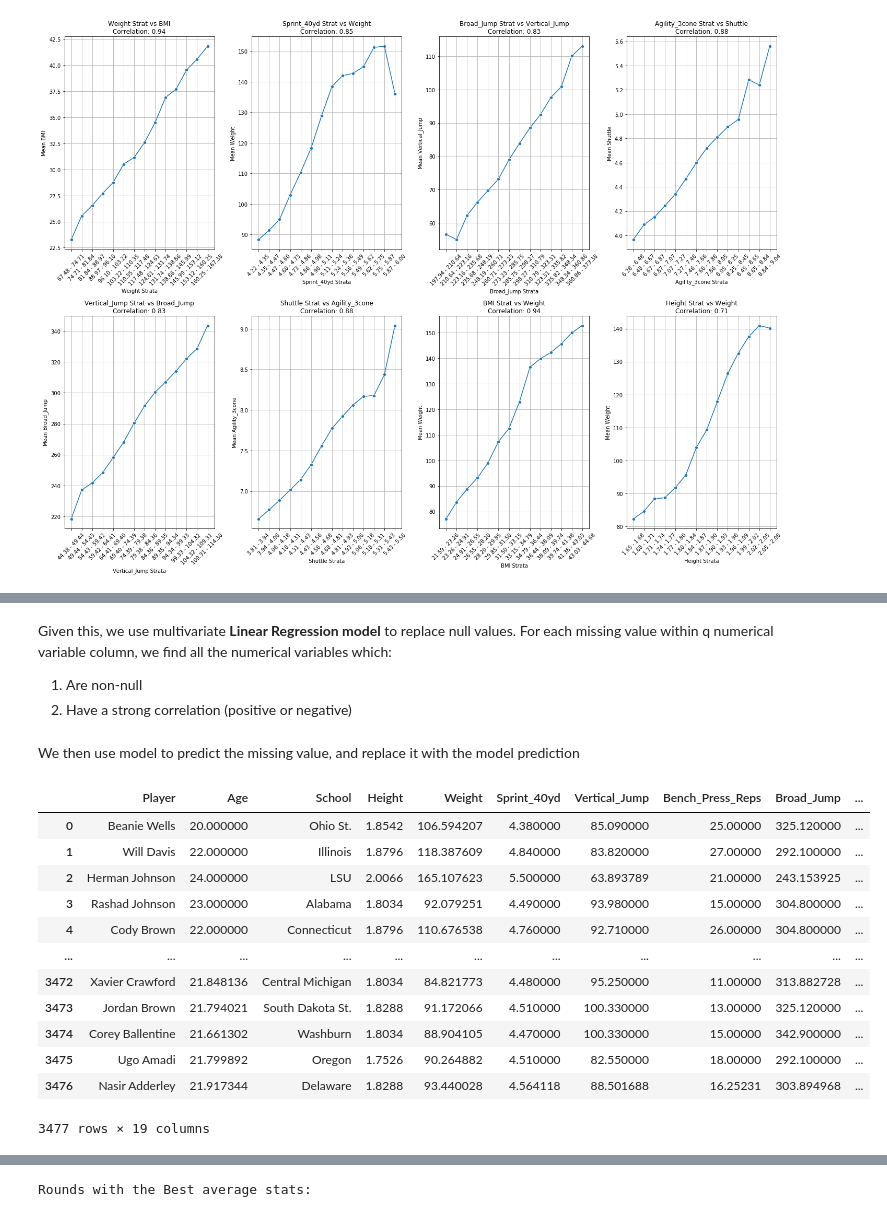
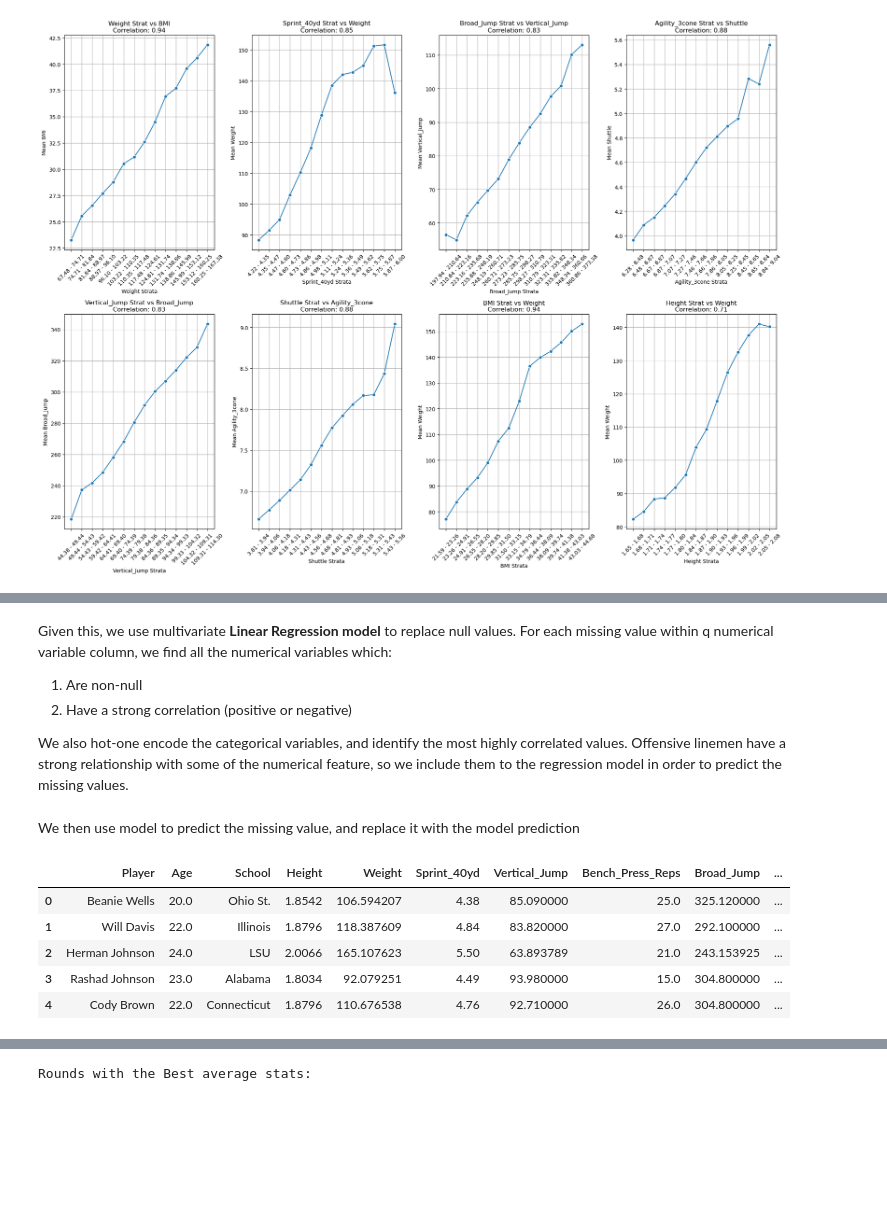
Before and after one commit to Gregcrooks75/NFL_analysis, a Jupyter notebook: Analysis2.ipynb, the cells around one changed output, grey strips where cells are left out. Saved outputs shown, nothing was run; the diff lists cells and outputs as text; code cells hidden in the pictures; blank space fills up the shorter version.

```diff
--- a/Analysis2.ipynb
+++ b/Analysis2.ipynb
@@ -24,4 +24,4 @@ from sklearn import tree
 # %% [markdown]
 Importing the data
 # %%
-df = pd.read_csv('/Users/gregorycrooks/Downloads/NFL.csv')
+df = pd.read_csv(r'c:\Users\U355394\Downloads\NFL.csv')
@@ -121,7 +123,7 @@ num_cols = df.loc[:, df.columns != 'Year']
 num_cols = num_cols.select_dtypes(include='number').columns
 
 # Set up the figure for subplots
-n_cols = 2  # Number of columns for subplots
+n_cols = 3 # Number of columns for subplots
 n_rows = len(num_cols) // n_cols + int(len(num_cols) % n_cols > 0)
 
 plt.figure(figsize=(15, 5 * n_rows))
@@ -142,19 +144,19 @@ for i, col in enumerate(num_cols):
 
     # Create subplot
     ax = plt.subplot(n_rows, n_cols, i + 1)
-    sns.histplot(df[col].dropna(), kde=False, ax=ax, bins=30)  # Drop NaN values for plotting
+    sns.histplot(df[col].dropna(), kde=True, ax=ax, bins=30)  # Drop NaN values for plotting
 
     # Highlighting the outliers
     ax.axvspan(xmin=df[col].min(), xmax=lower, alpha=0.2, color='red')
     ax.axvspan(xmin=upper, xmax=df[col].max(), alpha=0.2, color='red')
 
     # Adding text annotations for outlier counts
-    ax.text(df[col].min(), ax.get_ylim()[1] * 0.95, f'Lower Bound outliers: {lower_outliers_count}', color='red', fontsize=12)
-    ax.text(df[col].max(), ax.get_ylim()[1] * 0.95, f'Upper Bound outliers: {upper_outliers_count}', color='red', fontsize=12, horizontalalignment='right')
+    ax.text(df[col].min(), ax.get_ylim()[1] * 0.95, f'Lower Bound outliers: {lower_outliers_count}', color='red', fontsize=9)
+    ax.text(df[col].max(), ax.get_ylim()[1] * 0.95, f'Upper Bound outliers: {upper_outliers_count}', color='red', fontsize=9, horizontalalignment='right')
 
     ax.set_xlabel(col)
     ax.set_ylabel('Frequency')
-    ax.set_title(f'Distribution of {col} with Outliers Highlighted (Z-Score Method)')
+    ax.set_title(f'Distribution of {col} with Outliers Highlighted (Z-Score Method)', fontsize=9)
 
 plt.tight_layout()
 plt.show()
@@ -305,11 +319,15 @@ Looking at the relationship between numerical values, we notice that weight heav
 # %%
 # Step 1: Identify highly correlated columns
-correlation_matrix = df.corr().abs()
+df_num = df.loc[:,['Age', 'Height', 'Weight', 'Sprint_40yd',
+       'Vertical_Jump', 'Bench_Press_Reps', 'Broad_Jump', 'Agility_3cone',
+       'Shuttle', 'BMI']]
+
+df_corr = df_num.corr().abs()
 
 # We want to find pairs with a correlation of 70% or more
-high_corr_pairs = correlation_matrix.stack().reset_index()
+high_corr_pairs = df_corr.stack().reset_index()
 high_corr_pairs = high_corr_pairs[high_corr_pairs['level_0'] != high_corr_pairs['level_1']]
-high_corr_pairs = high_corr_pairs[high_corr_pairs[0] >= 0.7]
+high_corr_pairs = high_corr_pairs[high_corr_pairs[0] >= 0.8]
 high_corr_pairs.head(7)
 # %% [output]
 |  | level_0 | level_1 | 0 |
@@ -327,8 +345,8 @@ As highlighted by the graph: the strong relationship between shuttle time and we
 # %%
 import seaborn as sns
 plt.figure(figsize=(14, 8))
-df['Weight_Strat'] = pd.cut(df['Weight'], bins=14)
-grouped_means = df.groupby(['Weight_Strat']).mean().reset_index()
+df_num['Weight_Strat'] = pd.cut(df_num['Weight'], bins=14)
+grouped_means = df_num.groupby(['Weight_Strat']).mean().reset_index()
 grouped_means['Weight_Strat'] = grouped_means['Weight_Strat'].apply(lambda x: f'{x.left:.2f} - {x.right:.2f}')
 grouped_means["Weight_Strat"] = grouped_means["Weight_Strat"].astype(object)
 sns.lineplot(data=grouped_means, x='Weight_Strat', y='Shuttle', label='Shuttle', marker='o')
@@ -453,6 +544,8 @@ plt.show()
 Given this, we use multivariate <b> Linear Regression model</b> to replace null values. For each missing value within q numerical variable column, we find all the numerical variables which:
 1. Are non-null
 2. Have a strong correlation (positive or negative)
+
+We also hot-one encode the categorical variables, and identify the most highly correlated values. Offensive linemen have a strong relationship with some of the numerical feature, so we include them to the regression model in order to predict the missing values.
 # %% [markdown]
 We then use model to predict the missing value, and replace it with the model prediction
 # %%
@@ -461,14 +554,14 @@ import numpy as np
 from sklearn.linear_model import LinearRegression
 
 #Remove strats
-df = df[[x for x in df if not x.endswith('_Strat')]]
+df_encoded = df_encoded[[x for x in df_encoded if not x.endswith('_Strat')]]
 # Step 1: Identify highly correlated columns
-correlation_matrix = df.corr().abs()
+correlation_matrix = df_encoded.corr().abs()
 
 # We want to find pairs with a correlation of 70% or more
 high_corr_pairs = correlation_matrix.stack().reset_index()
 high_corr_pairs = high_corr_pairs[high_corr_pairs['level_0'] != high_corr_pairs['level_1']]
-high_corr_pairs = high_corr_pairs[high_corr_pairs[0] >= 0.7]
+high_corr_pairs = high_corr_pairs[high_corr_pairs[0] >= 0.6]
 
 # Step 2: Function to predict and fill missing values using multiple explanatory variables
 def fill_missing_values_multivariable(df, col_to_fill, explanatory_vars):
@@ -477,50 +570,44 @@ def fill_missing_values_multivariable(df, col_to_fill, explanatory_vars):
     # Separate the data into those with and without missing values
     non_null_df = df[df[col_to_fill].notnull()]
     null_df = df[df[col_to_fill].isnull()]
-
     # If there's no missing value, return the column as is
     if null_df.empty:
         return df[col_to_fill]
 
     # Ensure that we only use explanatory variables that are not null
     explanatory_vars = [var for var in explanatory_vars if var in df.columns and df[var].isnull().sum() == 0]
 
+
     # Train a linear regression model on non-null data
     X_train = non_null_df[explanatory_vars]
     y_train = non_null_df[col_to_fill]
-
+    X_train
     model = LinearRegression()
     model.fit(X_train, y_train)
 
     # Predict the missing values
     X_predict = null_df[explanatory_vars]
     y_predict = model.predict(X_predict)
 
     # Fill the missing values with the predictions
     df.loc[df[col_to_fill].isnull(), col_to_fill] = y_predict
 
     return df[col_to_fill]
 
 # Step 3: Apply the model to fill missing values for each column
 columns_to_predict = ['Shuttle', 'Height', 'Weight', 'Sprint_40yd', 'Vertical_Jump', 'Bench_Press_Reps', 'Broad_Jump', 'Agility_3cone', "Age"]
 
 for col in columns_to_predict:
     explanatory_vars = [c for c in columns_to_predict if c != col]
     df[col] = fill_missing_values_multivariable(df, col, explanatory_vars)
 
 # Display the DataFrame after filling missing values
-df
+df = df[[x for x in df if not x.endswith('_Strat')]]
+df.head()
 # %% [output]
 |  | Player | Age | School | Height | Weight | Sprint_40yd | Vertical_Jump | Bench_Press_Reps | Broad_Jump | ... |
-| 0 | Beanie Wells | 20.000000 | Ohio St. | 1.8542 | 106.594207 | 4.380000 | 85.090000 | 25.00000 | 325.120000 | ... |
-| 1 | Will Davis | 22.000000 | Illinois | 1.8796 | 118.387609 | 4.840000 | 83.820000 | 27.00000 | 292.100000 | ... |
-| 2 | Herman Johnson | 24.000000 | LSU | 2.0066 | 165.107623 | 5.500000 | 63.893789 | 21.00000 | 243.153925 | ... |
-| 3 | Rashad Johnson | 23.000000 | Alabama | 1.8034 | 92.079251 | 4.490000 | 93.980000 | 15.00000 | 304.800000 | ... |
-| 4 | Cody Brown | 22.000000 | Connecticut | 1.8796 | 110.676538 | 4.760000 | 92.710000 | 26.00000 | 304.800000 | ... |
-| ... | ... | ... | ... | ... | ... | ... | ... | ... | ... | ... |
-| 3472 | Xavier Crawford | 21.848136 | Central Michigan | 1.8034 | 84.821773 | 4.480000 | 95.250000 | 11.00000 | 313.882728 | ... |
-| 3473 | Jordan Brown | 21.794021 | South Dakota St. | 1.8288 | 91.172066 | 4.510000 | 100.330000 | 13.00000 | 325.120000 | ... |
-| 3474 | Corey Ballentine | 21.661302 | Washburn | 1.8034 | 88.904105 | 4.470000 | 100.330000 | 15.00000 | 342.900000 | ... |
-| 3475 | Ugo Amadi | 21.799892 | Oregon | 1.7526 | 90.264882 | 4.510000 | 82.550000 | 18.00000 | 292.100000 | ... |
-| 3476 | Nasir Adderley | 21.917344 | Delaware | 1.8288 | 93.440028 | 4.564118 | 88.501688 | 16.25231 | 303.894968 | ... |
+| 0 | Beanie Wells | 20.0 | Ohio St. | 1.8542 | 106.594207 | 4.38 | 85.090000 | 25.0 | 325.120000 | ... |
+| 1 | Will Davis | 22.0 | Illinois | 1.8796 | 118.387609 | 4.84 | 83.820000 | 27.0 | 292.100000 | ... |
+| 2 | Herman Johnson | 24.0 | LSU | 2.0066 | 165.107623 | 5.50 | 63.893789 | 21.0 | 243.153925 | ... |
+| 3 | Rashad Johnson | 23.0 | Alabama | 1.8034 | 92.079251 | 4.49 | 93.980000 | 15.0 | 304.800000 | ... |
+| 4 | Cody Brown | 22.0 | Connecticut | 1.8796 | 110.676538 | 4.76 | 92.710000 | 26.0 | 304.800000 | ... |
-3477 rows × 19 columns
```
Also changed, not shown: parts of 43 cells of this notebook.
